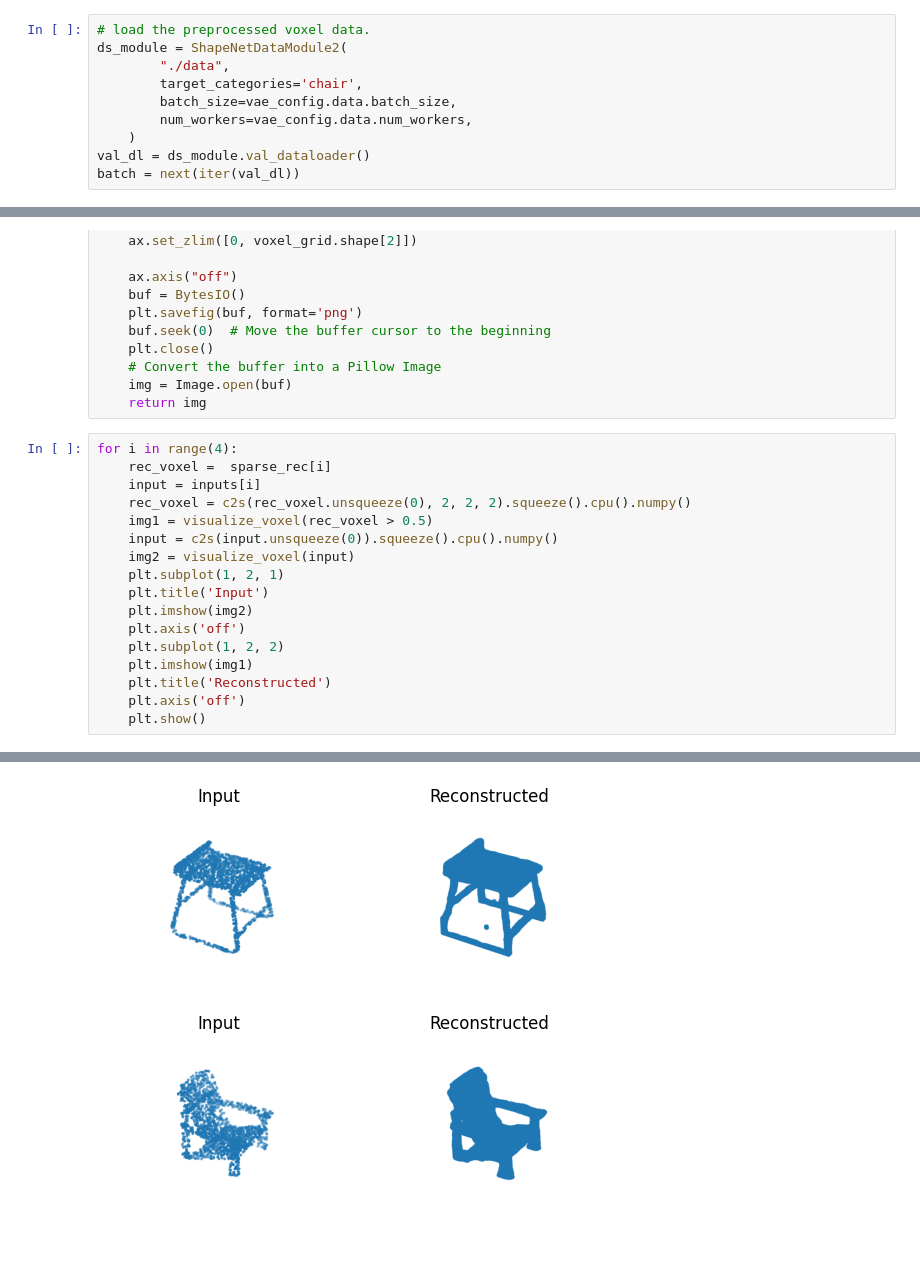
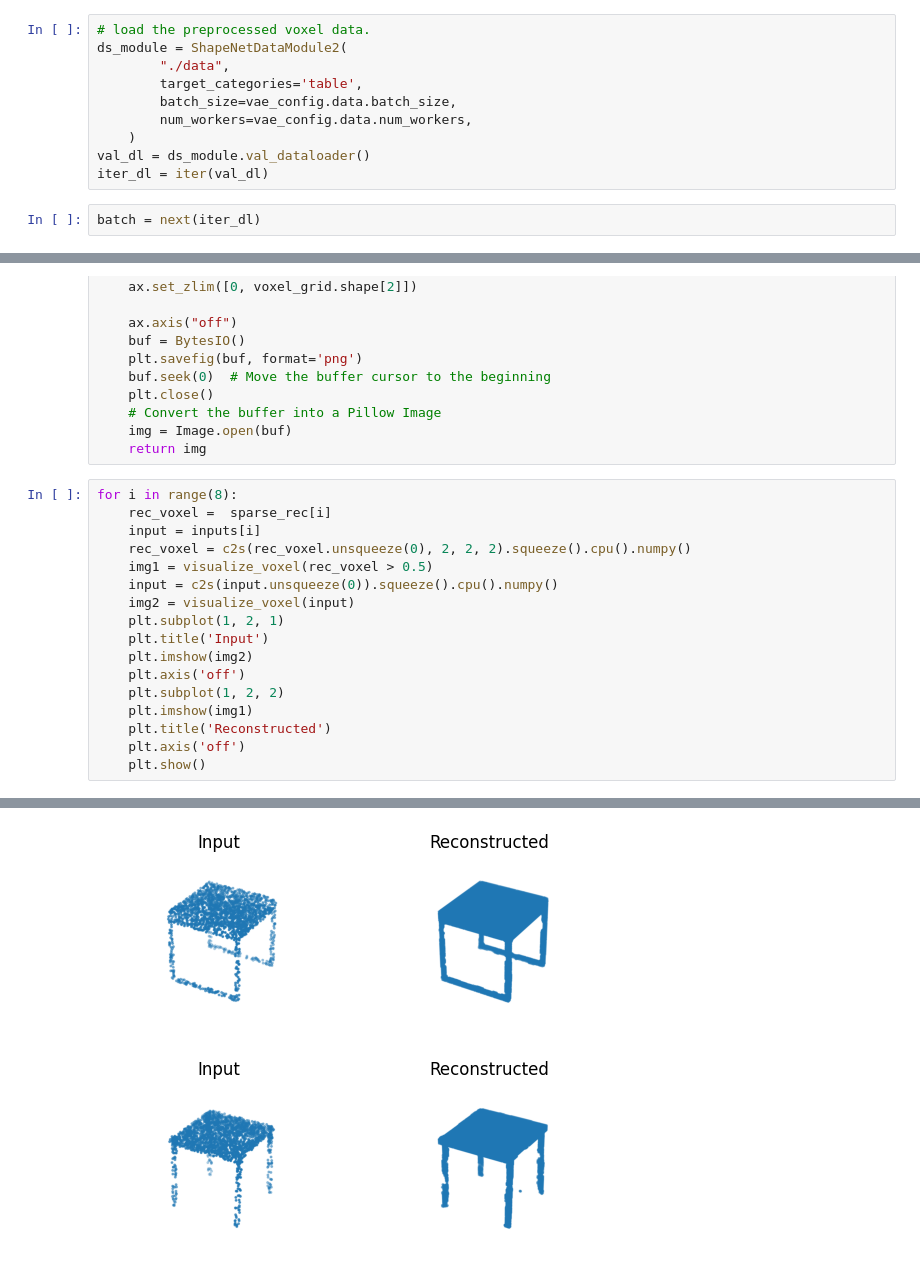
Before and after one commit to nguyendinhson-kaist/CS429D_project, a Jupyter notebook: test.ipynb, the cells around one changed output, grey strips where cells are left out. Drawn from its saved outputs; the diff is of its cells as text; blank space fills up the shorter version.

```diff
--- a/test.ipynb
+++ b/test.ipynb
@@ -28,12 +28,14 @@ check
 # load the preprocessed voxel data.
 ds_module = ShapeNetDataModule2(
         "./data",
-        target_categories='chair',
+        target_categories='table',
         batch_size=vae_config.data.batch_size,
         num_workers=vae_config.data.num_workers,
     )
 val_dl = ds_module.val_dataloader()
-batch = next(iter(val_dl))
+iter_dl = iter(val_dl)
+# %%
+batch = next(iter_dl)
 # %%
 inputs = batch[0]
 inputs = s2c(inputs.unsqueeze(1)).to('cuda:0')
@@ -105,7 +103,7 @@ def visualize_voxel(voxel_grid):
     img = Image.open(buf)
     return img
 # %%
-for i in range(4):
+for i in range(8):
     rec_voxel =  sparse_rec[i]
     input = inputs[i]
     rec_voxel = c2s(rec_voxel.unsqueeze(0), 2, 2, 2).squeeze().cpu().numpy()
@@ -126,2 +124,2 @@ for i in range(4):
-[figure, old version]
+[figure, new version]
-[figure, old version]
+[figure, new version]
```
Also changed, not shown: parts of 12 cells of this notebook, 7 other files.
